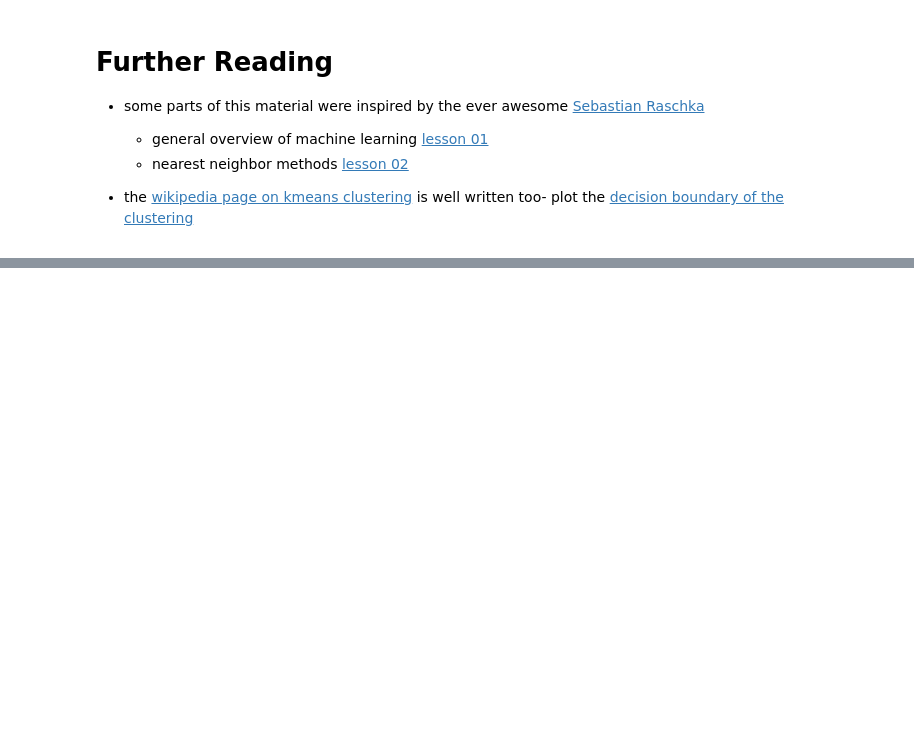
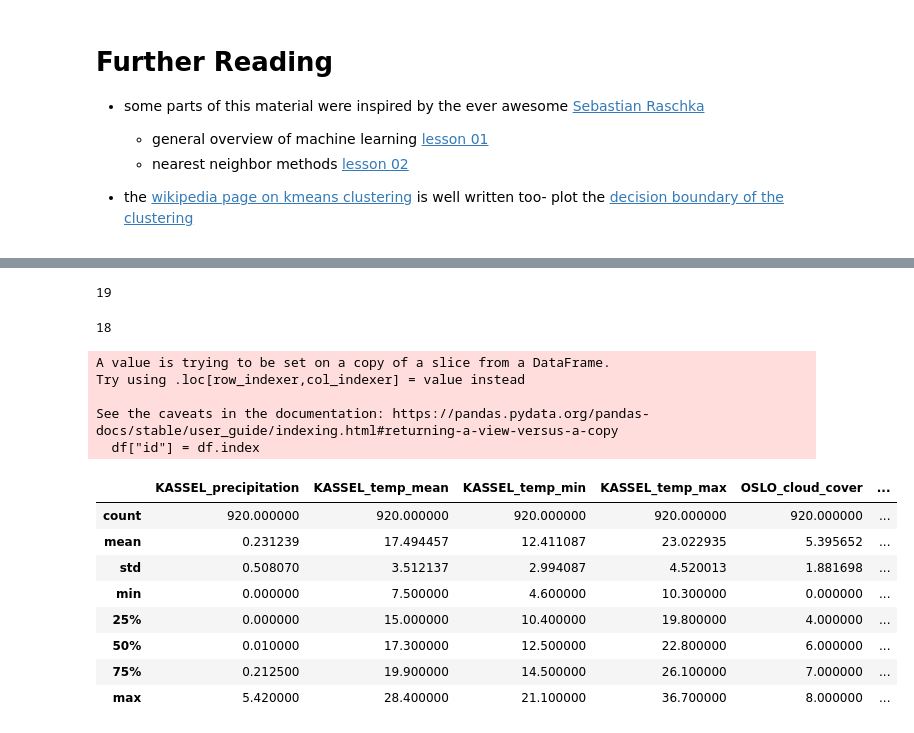
Before and after one commit to deeplearning540/deeplearning540.github.io, a Jupyter notebook: source/lesson02/script.ipynb, the cells around one changed output, grey strips where cells are left out. Cells and saved outputs as stored; diff of their text form; code cells hidden in the pictures; blank space fills up the shorter version.

```diff
--- a/source/lesson02/script.ipynb
+++ b/source/lesson02/script.ipynb
@@ -299,0 +314,3 @@ right = right.set_title("ground truth")
+# %%
+sf = wf.query('MONTH > 5 & MONTH < 9')
+sf.MONTH.value_counts()
@@ -299,0 +357,2 @@ right = right.set_title("ground truth")
+# %%
+feature_cols = [ item for item in wf.columns if "kassel" in item.lower() or "oslo" in item.lower() or "stockholm" in item.lower() or "perpignan" in item.lower() ]
@@ -299,0 +379,2 @@ right = right.set_title("ground truth")
+# %%
+fcols = [ item for item in feature_cols if "cloud" in item.lower() or "precipitation" in item.lower() or "temp" in item.lower() ]
@@ -299,0 +402,27 @@ right = right.set_title("ground truth")
+# %%
+len([ item for item in wf.columns if "wind" in item.lower() ])
+# %% [output]
+19
+# %%
+len([ item for item in wf.columns if "temp_mean" in item.lower() ])
+# %% [output]
+18
+# %%
+df = sf[ fcols ]
+df["id"] = df.index
+df.describe()
+# %% [output]
+A value is trying to be set on a copy of a slice from a DataFrame.
+Try using .loc[row_indexer,col_indexer] = value instead
+
+See the caveats in the documentation: https://pandas.pydata.org/pandas-docs/stable/user_guide/indexing.html#returning-a-view-versus-a-copy
+  df["id"] = df.index
+|  | KASSEL_precipitation | KASSEL_temp_mean | KASSEL_temp_min | KASSEL_temp_max | OSLO_cloud_cover | ... |
+| count | 920.000000 | 920.000000 | 920.000000 | 920.000000 | 920.000000 | ... |
+| mean | 0.231239 | 17.494457 | 12.411087 | 23.022935 | 5.395652 | ... |
+| std | 0.508070 | 3.512137 | 2.994087 | 4.520013 | 1.881698 | ... |
+| min | 0.000000 | 7.500000 | 4.600000 | 10.300000 | 0.000000 | ... |
+| 25% | 0.000000 | 15.000000 | 10.400000 | 19.800000 | 4.000000 | ... |
+| 50% | 0.010000 | 17.300000 | 12.500000 | 22.800000 | 6.000000 | ... |
+| 75% | 0.212500 | 19.900000 | 14.500000 | 26.100000 | 7.000000 | ... |
+| max | 5.420000 | 28.400000 | 21.100000 | 36.700000 | 8.000000 | ... |
```
Also changed, not shown: parts of 14 cells of this notebook, 6 other files.
